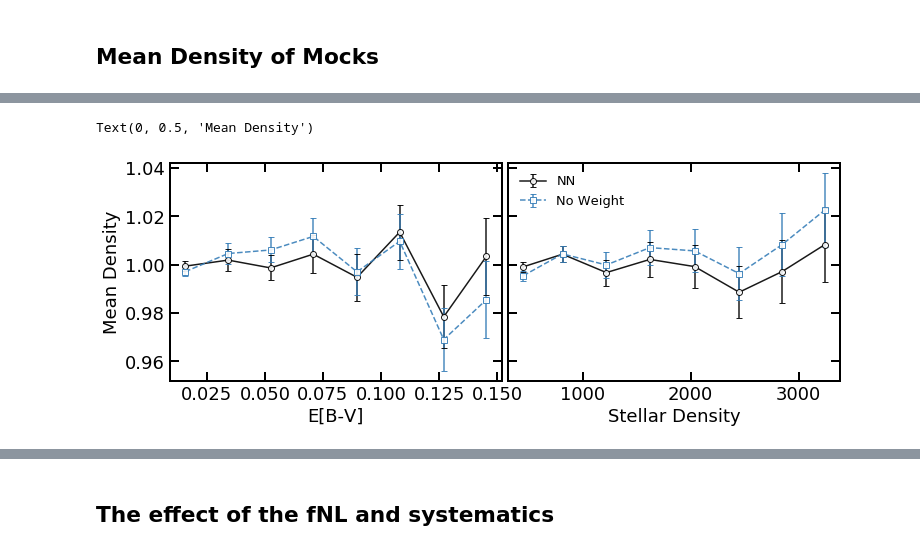
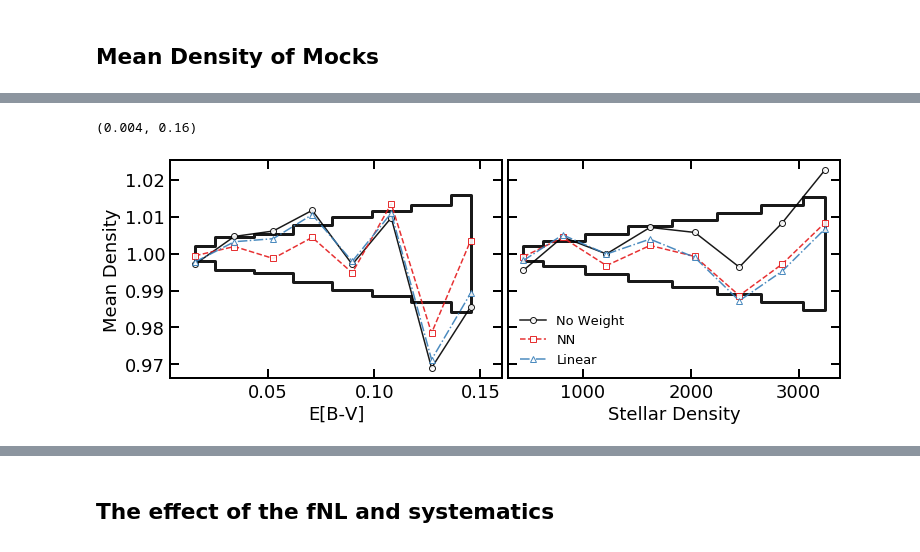
Before and after one commit to mehdirezaie/LSSutils, a Jupyter notebook: notebooks/desi/LognormalFlask.ipynb, the cells around one changed output, grey strips where cells are left out. Cells and saved outputs as stored; diff of their text form; code cells hidden in the pictures.

Commit message:
run cell on lognormal mocks

```diff
--- a/notebooks/desi/LognormalFlask.ipynb
+++ b/notebooks/desi/LognormalFlask.ipynb
@@ -25,3 +171,10 @@ setup_color()
 # %%
-nbar_list = [f'/fs/ess/PHS0336/data/lognormal/v0/clustering/nbarmock_{i}_lrg_bmzls_256_noweight.npy'\
-            for i in range(11, 1001)]
+region = 'bmzls'
+nmocks = 100
+nbar_list = [f'/fs/ess/PHS0336/data/lognormal/v0/clustering/nbarmock_{i}_lrg_{region}_256_noweight.npy'\
+            for i in range(nmocks+1, 1001)]
+print(len(nbar_list))
+nbar_mocks = read_nbmocks(nbar_list)
+
+invcov, covmax = get_inv(nbar_mocks, True)
+err = np.sqrt(np.diag(covmax))
@@ -53,7 +185,0 @@ plt.show()
-# %%
-chi2s = {'noweight':[], 'nn':[]}
-for i in range(1, 11):
-    for n in ['noweight', 'nn']:
-        d_ = read_nnbar(f'/fs/ess/PHS0336/data/lognormal/v0/clustering/nbarmock_{i}_lrg_bmzls_256_{n}.npy')
-        chi_ = chi2_fn(d_, invcov)
-        chi2s[n].append(chi_)
@@ -71,24 +186,31 @@ err = np.sqrt(np.diag(covmax))
 # %%
-d = np.load('/fs/ess/PHS0336/data/lognormal/v0/clustering/nbarmock_1_lrg_bmzls_256_nn.npy', allow_pickle=True)
-d_ = np.load('/fs/ess/PHS0336/data/lognormal/v0/clustering/nbarmock_1_lrg_bmzls_256_noweight.npy', allow_pickle=True)
+nbars = {}
+nbars['No Weight'] = np.load('/fs/ess/PHS0336/data/lognormal/v0/clustering/nbarmock_1_lrg_bmzls_256_noweight.npy', allow_pickle=True)
+nbars['NN'] = np.load('/fs/ess/PHS0336/data/lognormal/v0/clustering/nbarmock_1_lrg_bmzls_256_nn.npy', allow_pickle=True)
+nbars['Linear'] = np.load('/fs/ess/PHS0336/data/lognormal/v0/clustering/nbarmock_1_lrg_bmzls_256_lin.npy', allow_pickle=True)
 # %%
 fg, ax = plt.subplots(ncols=2, figsize=(12, 4), sharey=True)
 fg.subplots_adjust(wspace=0.02)
 
-mk = ['o', 's']
+mk = ['o', 's', '^']
 j = 0
-for n_i, d_i in zip(['NN', 'No Weight'], [d, d_]):
+for n_i, d_i in nbars.items():
     for i in [0, 1]:
-        ax[i].errorbar(d_i[i]['bin_avg'], d_i[i]['nnbar'], err[i*8:(i+1)*8],
-                            capsize=3, mfc='w', alpha=0.9, label=n_i, marker=mk[j])
+        ax[i].plot(d_i[i]['bin_avg'], d_i[i]['nnbar'],
+                    mfc='w', alpha=0.9, label=n_i, marker=mk[j])
+        if j==0:
+            ax[i].fill_between(d_i[i]['bin_avg'], 1-err[i*8:(i+1)*8], 1+err[i*8:(i+1)*8],
+                               alpha=0.9, step='mid', fc='w', ec='k', lw=3)
+
     j += 1
 
-ax[1].legend()
+ax[1].legend(loc='lower left')
 
 for i, sys in enumerate(['E[B-V]', 'Stellar Density']):
     ax[i].set_xlabel(sys)
 
 ax[0].set_ylabel('Mean Density')
+ax[0].set_xlim(0.004, 0.16)
 # %% [output]
-Text(0, 0.5, 'Mean Density')
+(0.004, 0.16)
-[figure, old version]
+[figure, new version]
```
Also changed, not shown: parts of 13 cells of this notebook, 8 other files.
